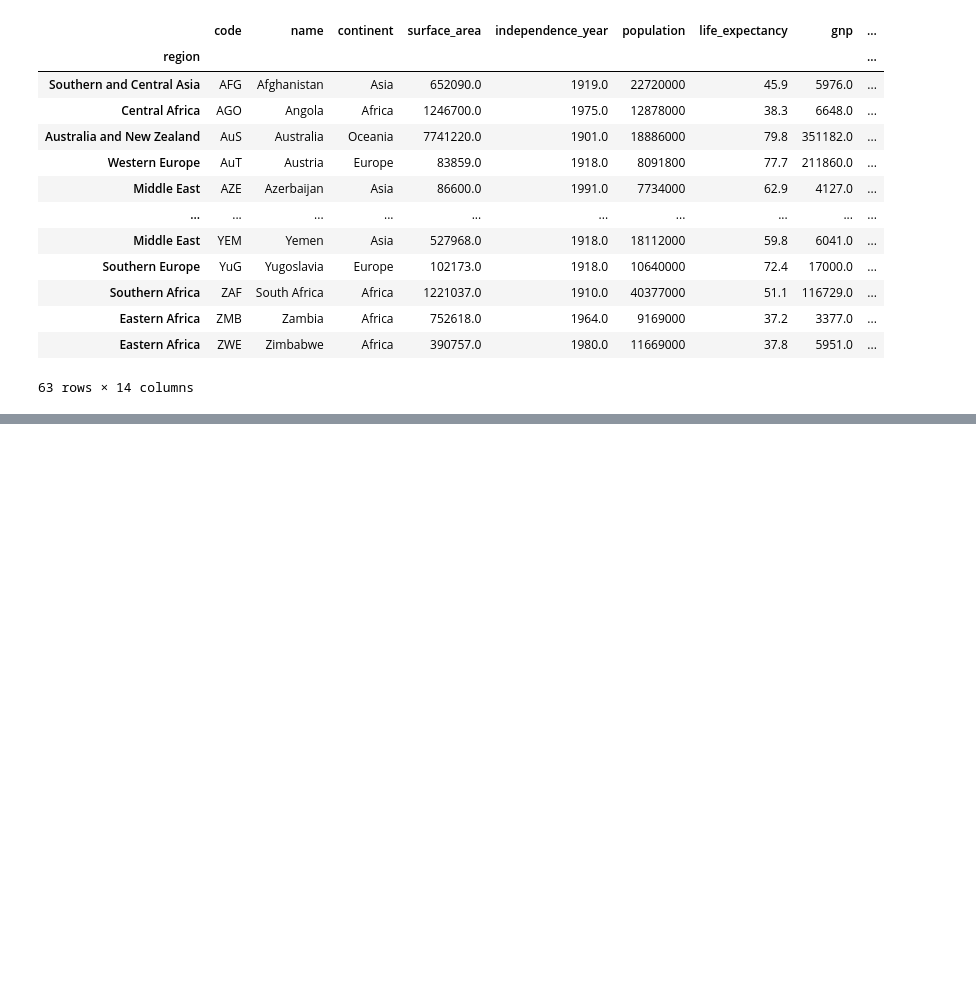
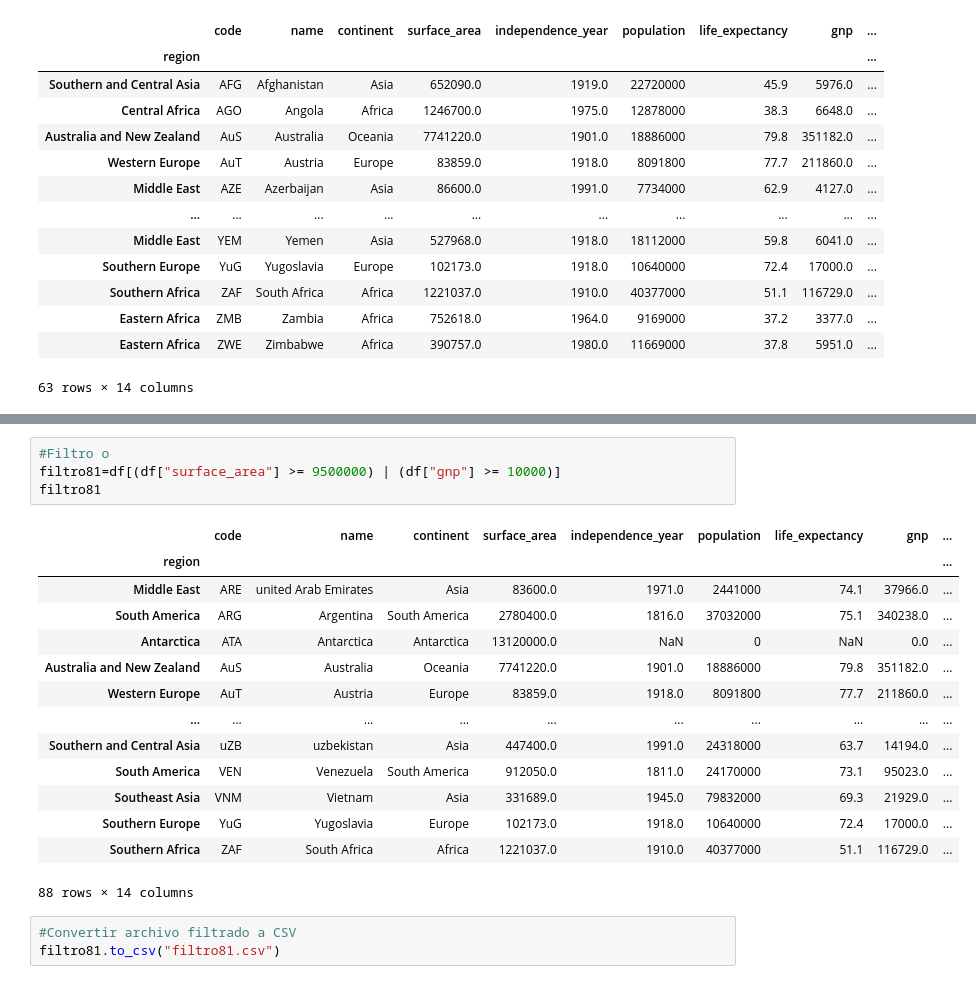
Before and after one commit to PabloGP10/Extracci-n-de-Datos, a Jupyter notebook: 1_Extracción_Datos1_1.ipynb, the cells around one changed output, grey strips where cells are left out. Saved outputs shown, nothing was run; the diff lists cells and outputs as text; blank space fills up the shorter version.

```diff
--- a/1_Extracción_Datos1_1.ipynb
+++ b/1_Extracción_Datos1_1.ipynb
@@ -346,0 +514,22 @@ filtro8
+# %%
+#Filtro o
+filtro81=df[(df["surface_area"] >= 9500000) | (df["gnp"] >= 10000)]
+filtro81
+# %% [output]
+|  | code | name | continent | surface_area | independence_year | population | life_expectancy | gnp | ... |
+| region |  |  |  |  |  |  |  |  | ... |
+| Middle East | ARE | united Arab Emirates | Asia | 83600.0 | 1971.0 | 2441000 | 74.1 | 37966.0 | ... |
+| South America | ARG | Argentina | South America | 2780400.0 | 1816.0 | 37032000 | 75.1 | 340238.0 | ... |
+| Antarctica | ATA | Antarctica | Antarctica | 13120000.0 | NaN | 0 | NaN | 0.0 | ... |
+| Australia and New Zealand | AuS | Australia | Oceania | 7741220.0 | 1901.0 | 18886000 | 79.8 | 351182.0 | ... |
+| Western Europe | AuT | Austria | Europe | 83859.0 | 1918.0 | 8091800 | 77.7 | 211860.0 | ... |
+| ... | ... | ... | ... | ... | ... | ... | ... | ... | ... |
+| Southern and Central Asia | uZB | uzbekistan | Asia | 447400.0 | 1991.0 | 24318000 | 63.7 | 14194.0 | ... |
+| South America | VEN | Venezuela | South America | 912050.0 | 1811.0 | 24170000 | 73.1 | 95023.0 | ... |
+| Southeast Asia | VNM | Vietnam | Asia | 331689.0 | 1945.0 | 79832000 | 69.3 | 21929.0 | ... |
+| Southern Europe | YuG | Yugoslavia | Europe | 102173.0 | 1918.0 | 10640000 | 72.4 | 17000.0 | ... |
+| Southern Africa | ZAF | South Africa | Africa | 1221037.0 | 1910.0 | 40377000 | 51.1 | 116729.0 | ... |
+88 rows × 14 columns
+# %%
+#Convertir archivo filtrado a CSV
+filtro81.to_csv("filtro81.csv")
```
Also changed, not shown: parts of 36 cells of this notebook.
